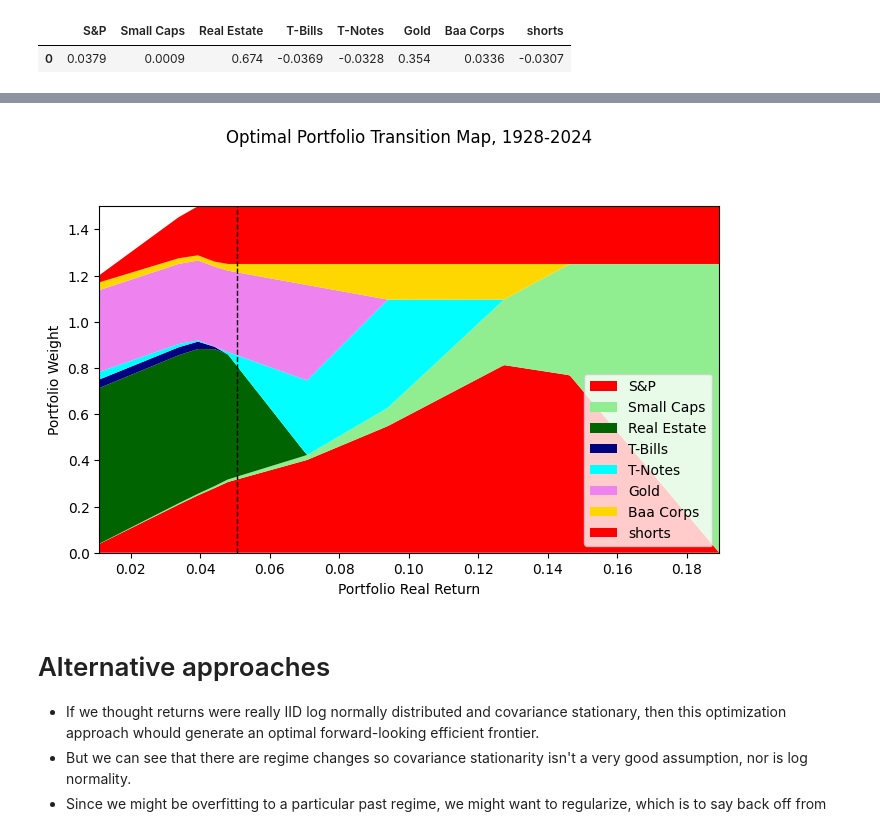
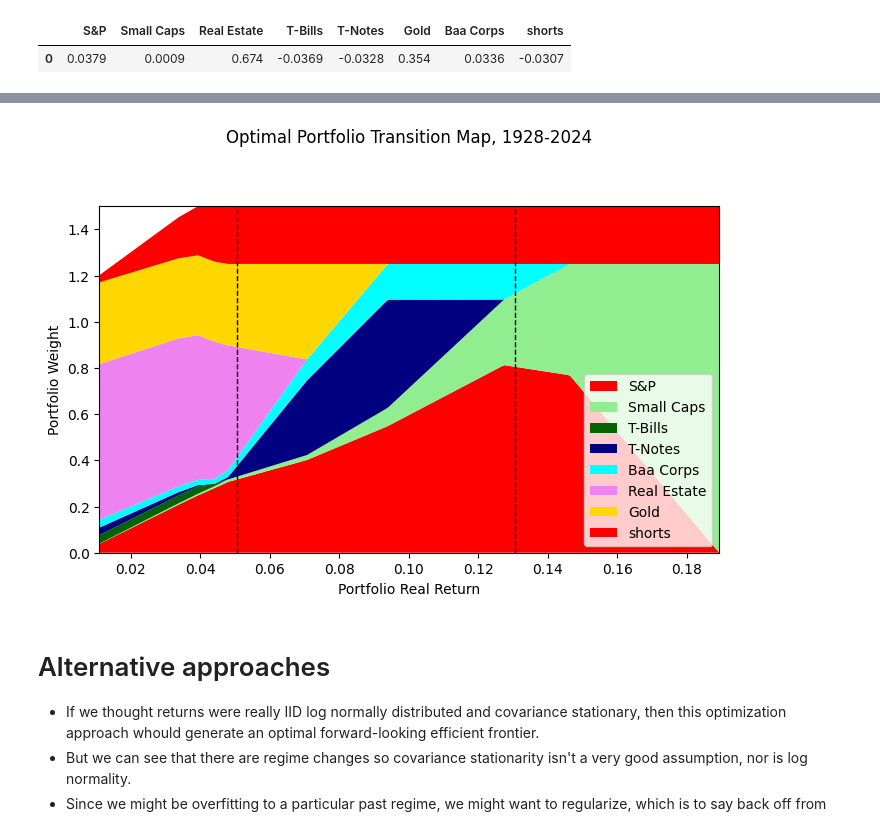
Before and after one commit to druce/portfolio_optimization, a Jupyter notebook: Portfolio optimization.ipynb, the cells around one changed output, grey strips where cells are left out. Saved outputs shown, nothing was run; the diff lists cells and outputs as text; code cells hidden in the pictures.

```diff
--- a/Portfolio optimization.ipynb
+++ b/Portfolio optimization.ipynb
@@ -508,7 +509,7 @@ def plot_efrontier(ret_df, df,
     max_sharpe_std = ret_df.iloc[max_sharpe_index]["std"]
 #     print(max_sharpe_std)
 
-    asset_names = [t for t in ['TIPS', 'T-Bills', 'Real Estate', 'T-Notes', 'Baa Corps', 'Gold', 'S&P', 'Small Caps'] if t in ret_df.columns]
+    asset_names = [t for t in ['TIPS', 'T-Bills', 'Real Estate', 'T-Notes', 'Baa Corps', 'Gold', 'S&P', 'Small Caps', 'shorts'] if t in ret_df.columns]
 
     mean_wts = ret_df[asset_names].mean() # average weights over all efficient portolios
     temp_ret_df = df[asset_names]         # historical returns
@@ -565,9 +566,9 @@ def plot_efrontier(ret_df, df,
     print(f"Real Return: {100*avg_ret_mean:3.2f}%")
     print(f"SD:          {100*avg_ret_std:3.2f}%")
 
-    return max_sharpe_return, max_sharpe_std
+    return max_sharpe_return, max_sharpe_std, avg_ret_mean, avg_ret_std
 
-max_sharpe_return, max_sharpe_std = plot_efrontier(ret_df, df)
+max_sharpe_return, max_sharpe_std, avg_ret_mean, avg_ret_std = plot_efrontier(ret_df, df)
 # %% [output]
 [figure]
 Max Sharpe Portfolio:
@@ -590,7 +591,7 @@ SD:          19.42%
 # %%
 # stacked area chart of weights vs. returns
 # for given vol constraint and corresponding real return, show portfolio weights
-def transition_map(ret_df, labels, startyear, endyear, max_sharpe_return=None, ylim=1):
+def transition_map(ret_df, labels, startyear, endyear, max_sharpe_return=None, avg_ret_mean=None, ylim=1):
 
     x = ret_df['return']
     # absolute values so shorts don't create chaos
@@ -613,9 +614,12 @@ def transition_map(ret_df, labels, startyear, endyear, max_sharpe_return=None, y
 #     ax2.set_xlabel('Portfolio Vol')
 
     if max_sharpe_return is not None:
-        ax1.axvline(max_sharpe_return, color='black', linestyle='--', linewidth=1, label='Std = 0.04')
+        ax1.axvline(max_sharpe_return, color='black', linestyle='--', linewidth=1)
+
+    if max_sharpe_return is not None:
+        ax1.axvline(avg_ret_mean, color='black', linestyle='--', linewidth=1)
 
     plt.title("Optimal Portfolio Transition Map, %d-%d" % (startyear, endyear), y=1.16);
 
-transition_map(ret_df, labels=df.columns, startyear=df.index[0], endyear=df.index[-1], max_sharpe_return=max_sharpe_return)
+transition_map(ret_df, labels=df.columns, startyear=df.index[0], endyear=df.index[-1], max_sharpe_return=max_sharpe_return, avg_ret_mean=avg_ret_mean)
 # %% [output]
@@ -1246,7 +1250,7 @@ for i, colname in enumerate(labels):
     ret_df[colname]=[results_dict[v][2][i] for v in ret_df['vol']]
 # ret_df
 # %%
-max_sharpe_return, max_sharpe_std = plot_efrontier(ret_df, df)
+max_sharpe_return, max_sharpe_std, avg_ret_mean, avg_ret_std = plot_efrontier(ret_df, df)
 # note that in practice, due to 150% gross exposure the return and SD would be 50% higher
 # as a percentage of assets under management
 # 7.5% return on 6% volatility looks pretty good vs. long-only portfolios
@@ -1272,8 +1276,8 @@ SD:          26.21%
 # %%
-transition_map(ret_df, labels=labels, startyear=df.index[0], endyear=df.index[-1], max_sharpe_return=max_sharpe_return, ylim=1.5)
-# these are absolute values, there are shorts
+transition_map(ret_df, labels=df.columns, startyear=df.index[0], endyear=df.index[-1], max_sharpe_return=max_sharpe_return, avg_ret_mean=avg_ret_mean, ylim=1.5)
+# these are absolute gross exposure values, not net exposure. may need debugging, left doesn't seem to sum to 1
 # %% [output]
-[figure, old version]
+[figure, new version]
 # %% [markdown]
 # Alternative approaches
 
```
Also changed, not shown: parts of 24 cells of this notebook.
